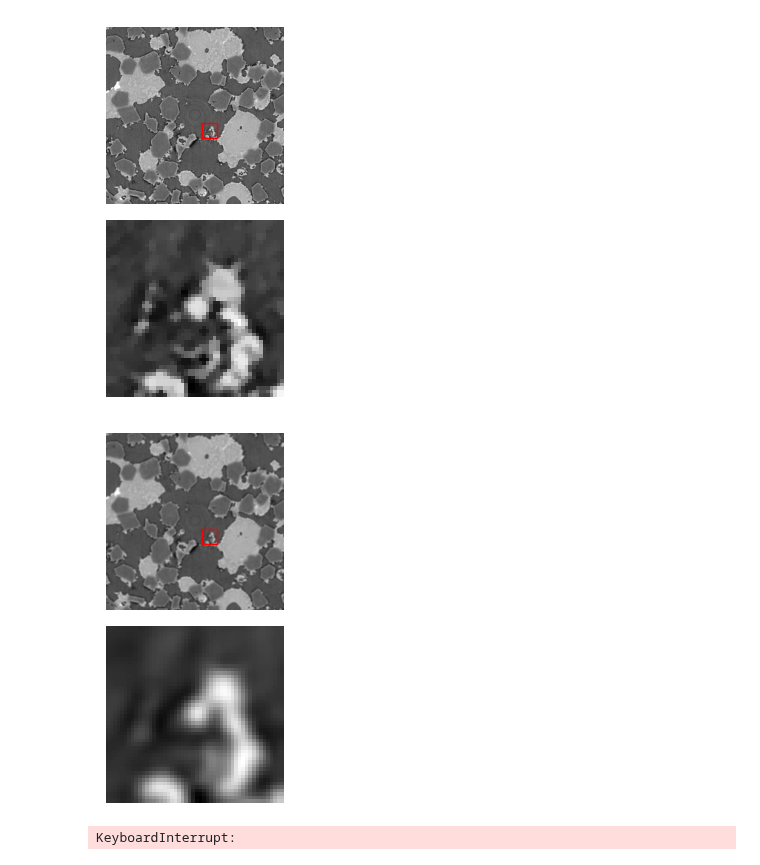
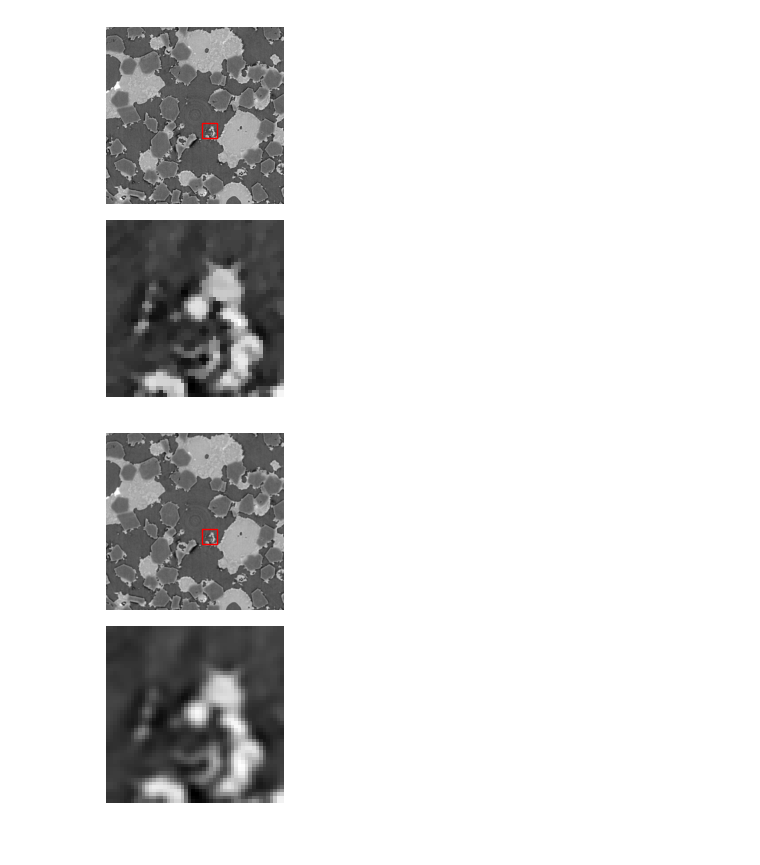
Before and after one commit to PaulBuechler-git/nf-for-inv-problems, a Jupyter notebook: deblurring.ipynb, the cells around one changed output. Saved outputs shown, nothing was run; the diff lists cells and outputs as text; code cells hidden in the pictures.

Commit message:
created regularizer file and ported operators

```diff
--- a/deblurring.ipynb
+++ b/deblurring.ipynb
@@ -55,12 +52,0 @@ class Operator:
-# %%
-class BlurOperator:
-    def __init__(self, kernel, device='cpu'):
-        self.device = device
-        self.kernel = kernel
-        self.kernel_size = kernel.squeeze().size(0)
-
-    def __call__(self, image, padding=True):
-        if padding:
-            pad_trans = transforms.Pad([self.kernel_size // 2, ], padding_mode="reflect")
-            image = pad_trans(image)
-        return F.conv2d(image, self.kernel).to(self.device)
@@ -157,22 +106,20 @@ patch_nr_regulariser = PatchNrRegulariser(model, p_size=patch_size, sample_numbe
 # %%
-gaussian_kernel = gaussian_kernel_generator(7, 6)
+gaussian_kernel = gaussian_kernel_generator(5, 1)
 blur_operator = BlurOperator(gaussian_kernel, device=DEVICE)
 # %%
 #plot parameters
 plot_sel_patch_pos = (325, 325)
 plot_patch_size = 50
 # %%
-image_loader = FastImageLoader('data/material_pt_nr/test.png')
+image_loader = FastImageLoader('data/material_pt_nr/test.png', device=DEVICE)
 ground_truth = image_loader[0]
 plot_image('results/deblurring/ground_truth.png', ground_truth, selected_patch=plot_sel_patch_pos, p_size=plot_patch_size)
 # %% [output]
 [figure]
 # %%
 degraded_image = blur_operator(ground_truth)
-plot_image('results/deblurring/ground_truth.png', degraded_image, selected_patch=plot_sel_patch_pos, p_size=plot_patch_size)
+plot_image('results/deblurring/degraded_input.png', degraded_image, selected_patch=plot_sel_patch_pos, p_size=plot_patch_size)
 # %% [output]
-[figure, old version]
+[figure, new version]
 # %%
-reconstructed = variational_model_solver(degraded_image, blur_operator, regulariser=patch_nr_regulariser)
+reconstructed = variational_model_solver(degraded_image.to(DEVICE), blur_operator, regulariser=patch_nr_regulariser, lam=0.87)
-# %% [output]
-KeyboardInterrupt:
```
Also changed, not shown: parts of 10 cells of this notebook, 6 other files.
